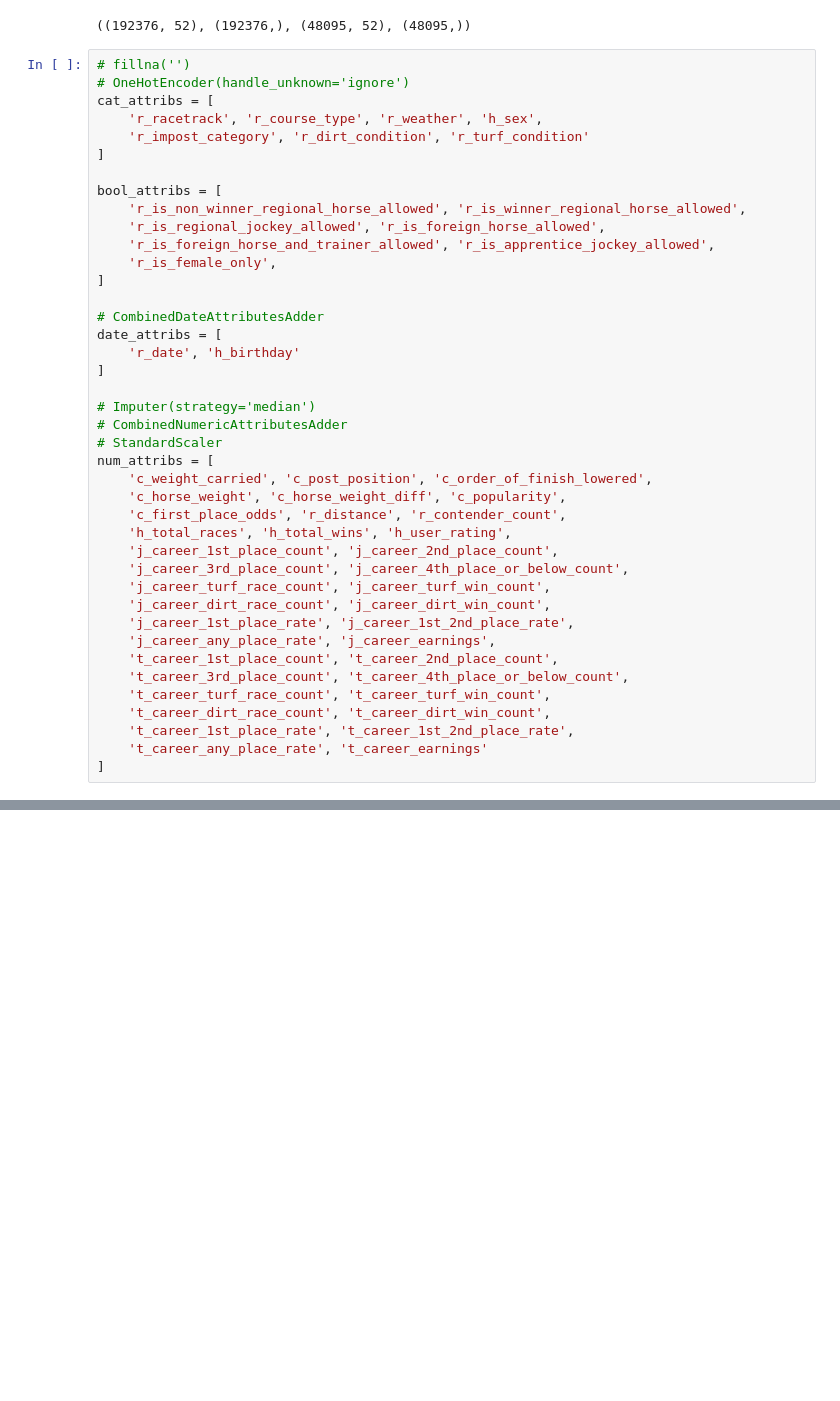
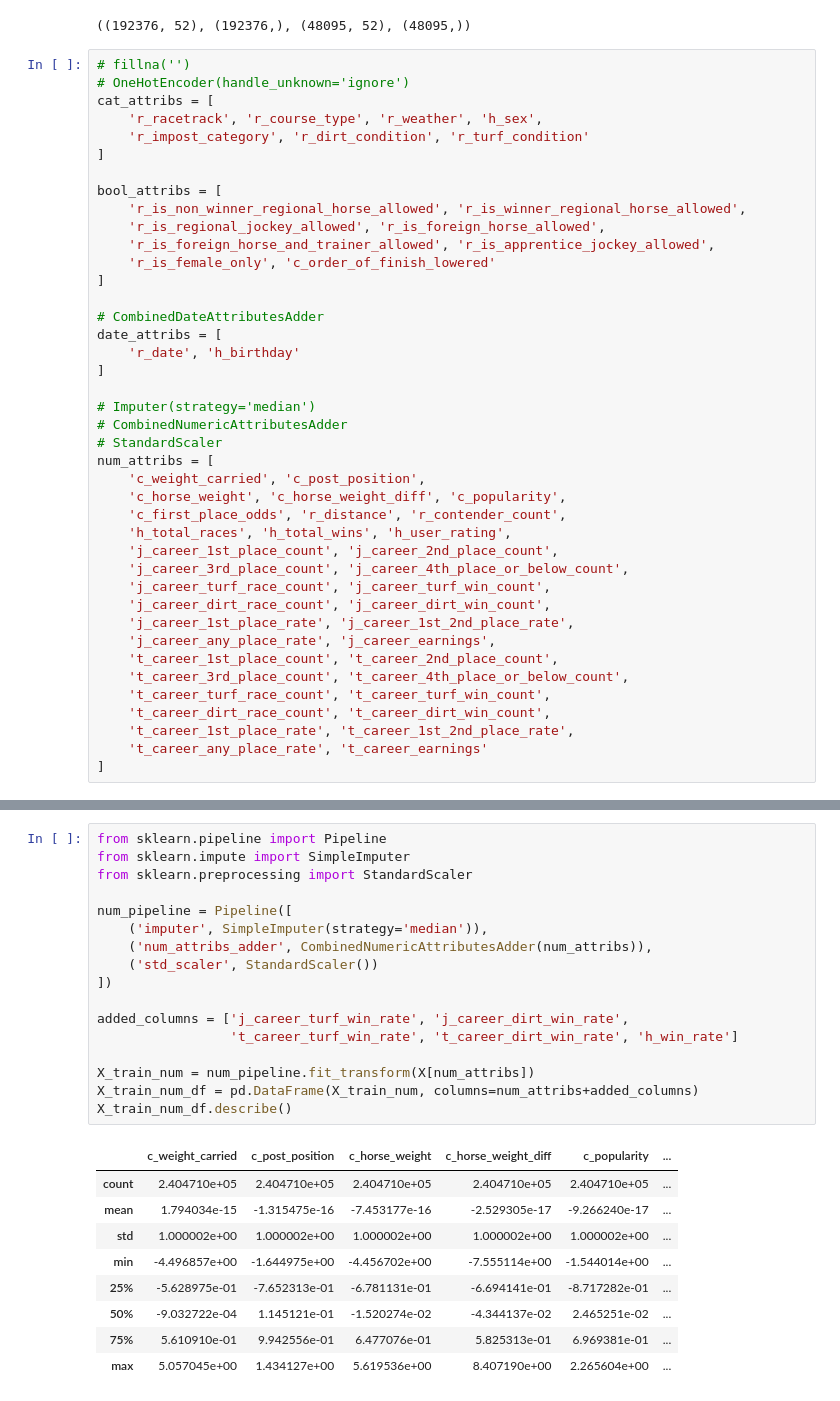
Before and after one commit to hankehly/netkeiba, a Jupyter notebook: notebooks/transformation.ipynb, the cells around one changed output, grey strips where cells are left out. Drawn from its saved outputs; the diff is of its cells as text; blank space fills up the shorter version.

Commit message:
Fix divide by zero errors and create date attrib pipeline

```diff
--- a/notebooks/transformation.ipynb
+++ b/notebooks/transformation.ipynb
@@ -88,7 +88,7 @@ bool_attribs = [
     'r_is_non_winner_regional_horse_allowed', 'r_is_winner_regional_horse_allowed',
     'r_is_regional_jockey_allowed', 'r_is_foreign_horse_allowed',
     'r_is_foreign_horse_and_trainer_allowed', 'r_is_apprentice_jockey_allowed',
-    'r_is_female_only',
+    'r_is_female_only', 'c_order_of_finish_lowered'
 ]
 
 # CombinedDateAttributesAdder
@@ -100,7 +100,7 @@ date_attribs = [
 # CombinedNumericAttributesAdder
 # StandardScaler
 num_attribs = [
-    'c_weight_carried', 'c_post_position', 'c_order_of_finish_lowered',
+    'c_weight_carried', 'c_post_position',
     'c_horse_weight', 'c_horse_weight_diff', 'c_popularity',
     'c_first_place_odds', 'r_distance', 'r_contender_count',
     'h_total_races', 'h_total_wins', 'h_user_rating',
@@ -156,0 +167,27 @@ class CombinedNumericAttributesAdder(BaseEstimator, TransformerMixin):
+# %%
+from sklearn.pipeline import Pipeline
+from sklearn.impute import SimpleImputer
+from sklearn.preprocessing import StandardScaler
+
+num_pipeline = Pipeline([
+    ('imputer', SimpleImputer(strategy='median')),
+    ('num_attribs_adder', CombinedNumericAttributesAdder(num_attribs)),
+    ('std_scaler', StandardScaler())
+])
+
+added_columns = ['j_career_turf_win_rate', 'j_career_dirt_win_rate',
+                 't_career_turf_win_rate', 't_career_dirt_win_rate', 'h_win_rate']
+
+X_train_num = num_pipeline.fit_transform(X[num_attribs])
+X_train_num_df = pd.DataFrame(X_train_num, columns=num_attribs+added_columns)
+X_train_num_df.describe()
+# %% [output]
+|  | c_weight_carried | c_post_position | c_horse_weight | c_horse_weight_diff | c_popularity | ... |
+| count | 2.404710e+05 | 2.404710e+05 | 2.404710e+05 | 2.404710e+05 | 2.404710e+05 | ... |
+| mean | 1.794034e-15 | -1.315475e-16 | -7.453177e-16 | -2.529305e-17 | -9.266240e-17 | ... |
+| std | 1.000002e+00 | 1.000002e+00 | 1.000002e+00 | 1.000002e+00 | 1.000002e+00 | ... |
+| min | -4.496857e+00 | -1.644975e+00 | -4.456702e+00 | -7.555114e+00 | -1.544014e+00 | ... |
+| 25% | -5.628975e-01 | -7.652313e-01 | -6.781131e-01 | -6.694141e-01 | -8.717282e-01 | ... |
+| 50% | -9.032722e-04 | 1.145121e-01 | -1.520274e-02 | -4.344137e-02 | 2.465251e-02 | ... |
+| 75% | 5.610910e-01 | 9.942556e-01 | 6.477076e-01 | 5.825313e-01 | 6.969381e-01 | ... |
+| max | 5.057045e+00 | 1.434127e+00 | 5.619536e+00 | 8.407190e+00 | 2.265604e+00 | ... |
```
Also changed, not shown: parts of 9 cells of this notebook.
